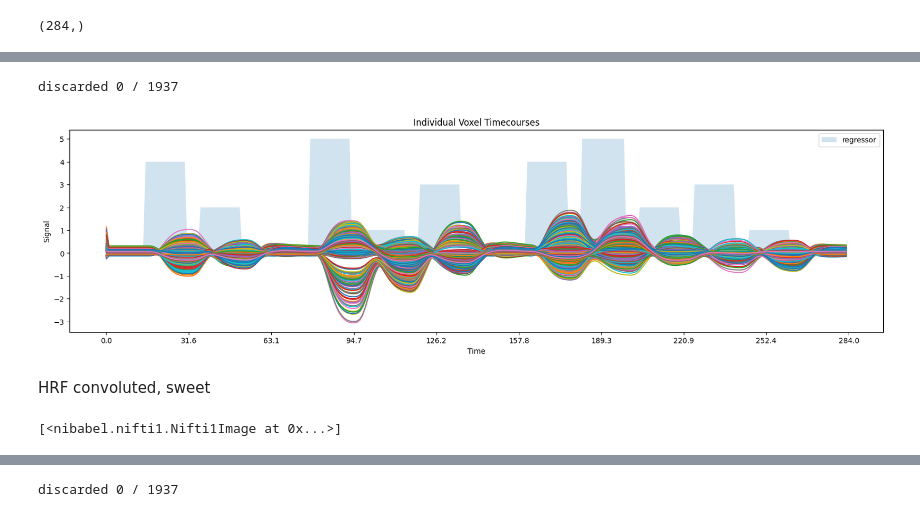
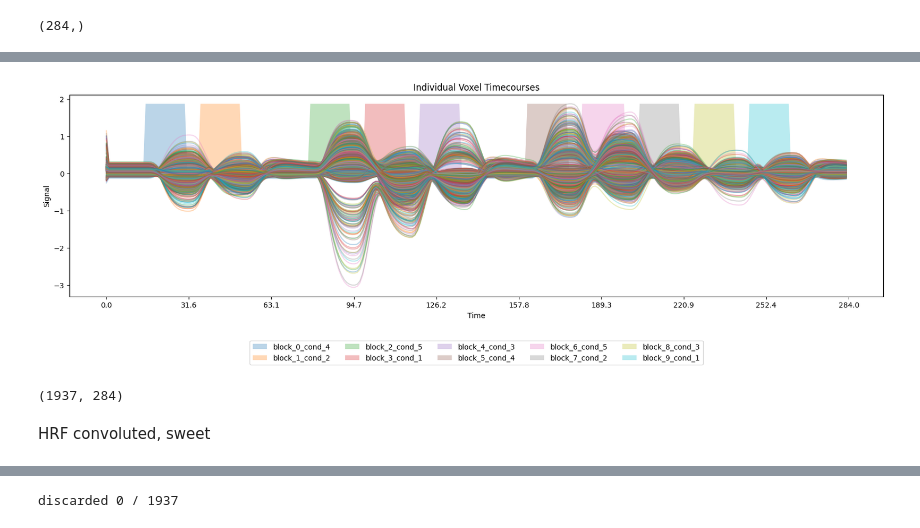
Before and after one commit to fedemengo/CS-433-ML4S, a Jupyter notebook: preprocessing_pipeline.ipynb, the cells around one changed output, grey strips where cells are left out. Cells and saved outputs as stored; diff of their text form; code cells hidden in the pictures.

```diff
--- a/preprocessing_pipeline.ipynb
+++ b/preprocessing_pipeline.ipynb
@@ -51,6 +51,27 @@ TR = 0.72
 # %%
 def subject_run(sid, acquisition):
     return {"id": sid, "acquisition": acquisition}
+# %%
+def plot_voxel_timecourse(predicted_voxel, regressors):
+    plt.figure(figsize=(20, 5))
+
+    n_voxels = predicted_voxel.shape[0]
+    max_h = 0.0
+    for i in range(n_voxels):
+        max_h = max(max_h, np.max(predicted_voxel[i,:]))
+        plt.plot(predicted_voxel[i,:], alpha=0.3)
+
+
+    df = regressors_to_binary_design(regressors)
+    for col in df.columns:
+        plt.fill_between(range(len(df)), df[col] * max_h, label=col, alpha=0.3)
+
+    plt.title('Individual Voxel Timecourses')
+    plt.xticks(np.linspace(0, predicted_voxel.shape[1], num=10))
+    plt.xlabel('Time')
+    plt.ylabel('Signal')
+    plt.legend(bbox_to_anchor=(0.5, -0.2), loc='upper center', ncol=len(df.columns)//2)
+    plt.show()
 # %%
 def voxel_activation_glm(mask_img, TR, fmri_vols, events):
     fmri_glm = FirstLevelModel(
@@ -327,8 +344,0 @@ done
-# %%
-predicted = activity_glm.predicted[0]
-predicted_data = predicted.get_fdata()
-
-plot_voxel_timecourse(predicted_data[active_mask_data > 0], flat_regressors)
-# %% [output]
-discarded 0 / 1937
-[figure, removed]
@@ -335,6 +363,16 @@ discarded 0 / 1937
+# %%
+def get_predicted_bold_response(glm, active_mask_data, regressors):
+    predicted = glm.predicted[0]
+    predicted_data = predicted.get_fdata()[active_mask_data > 0]
+
+    plot_voxel_timecourse(predicted_data, regressors)
+    print(predicted_data.shape)
+
+    return predicted_data
+# %%
+get_predicted_bold_response(activity_glm, active_mask_data, flat_regressors);
+# %% [output]
+[figure, added]
+(1937, 284)
 # %% [markdown]
 HRF convoluted, sweet
-# %%
-activity_glm.predicted
-# %% [output]
-[<nibabel.nifti1.Nifti1Image at 0x...>]
```
Also changed, not shown: parts of 25 cells of this notebook.
